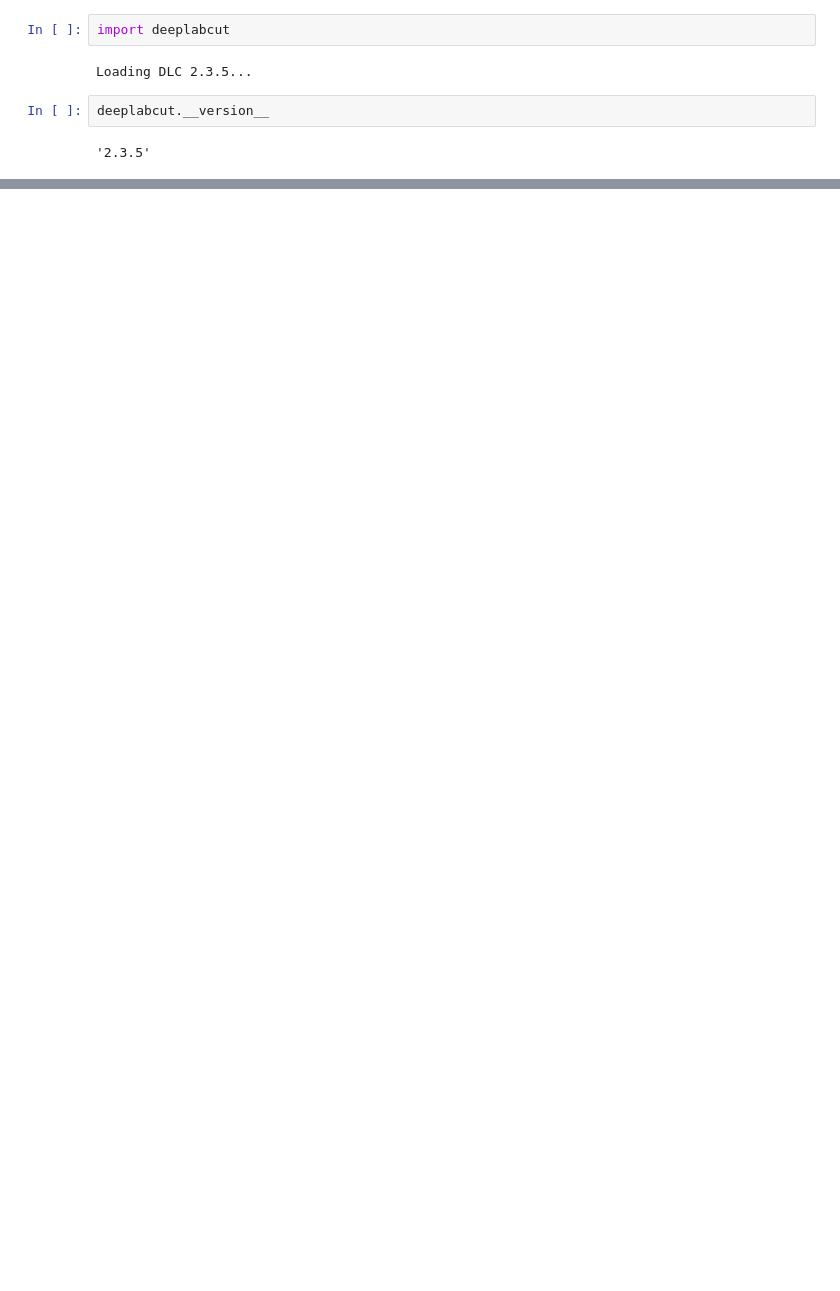
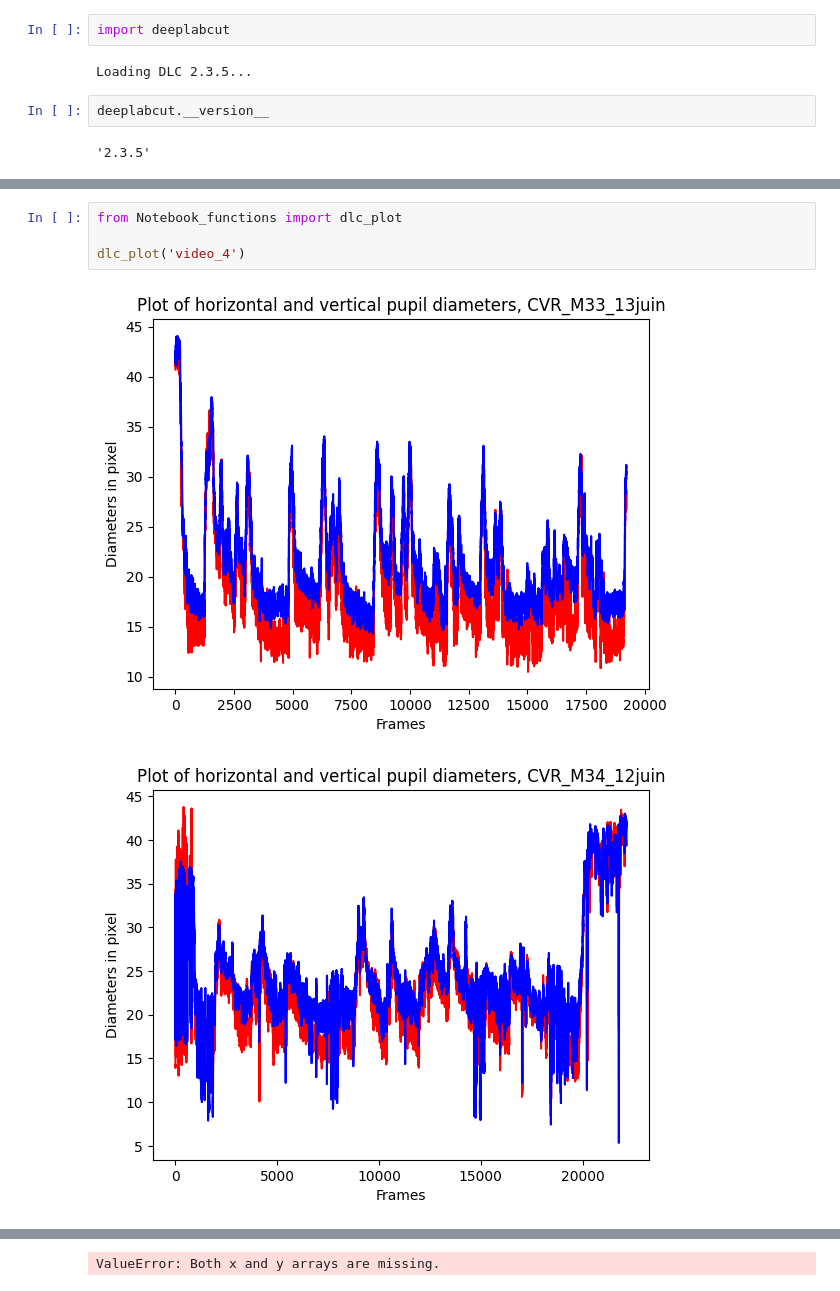
Before and after one commit to benlacassse/DLC_Pupillometry, a Jupyter notebook: DLC_notebook.ipynb, the cells around one changed output, grey strips where cells are left out. Cells and saved outputs as stored; diff of their text form; blank space fills up the shorter version.

```diff
--- a/DLC_notebook.ipynb
+++ b/DLC_notebook.ipynb
@@ -28,0 +46,7 @@ If the tracking is not satisfactory for some videos, consider expanding the trai
+# %%
+from Notebook_functions import dlc_plot
+
+dlc_plot('video_4')
+# %% [output]
+[figure, added]
+[figure, added]
@@ -28,0 +55 @@ If the tracking is not satisfactory for some videos, consider expanding the trai
+ValueError: Both x and y arrays are missing.
```
Also changed, not shown: parts of 5 cells of this notebook, 3 other files.
